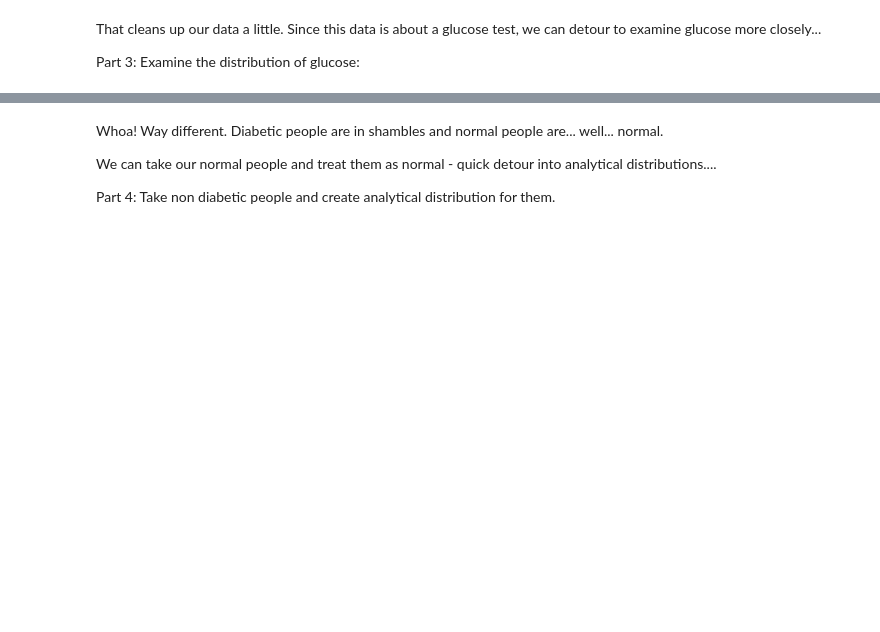
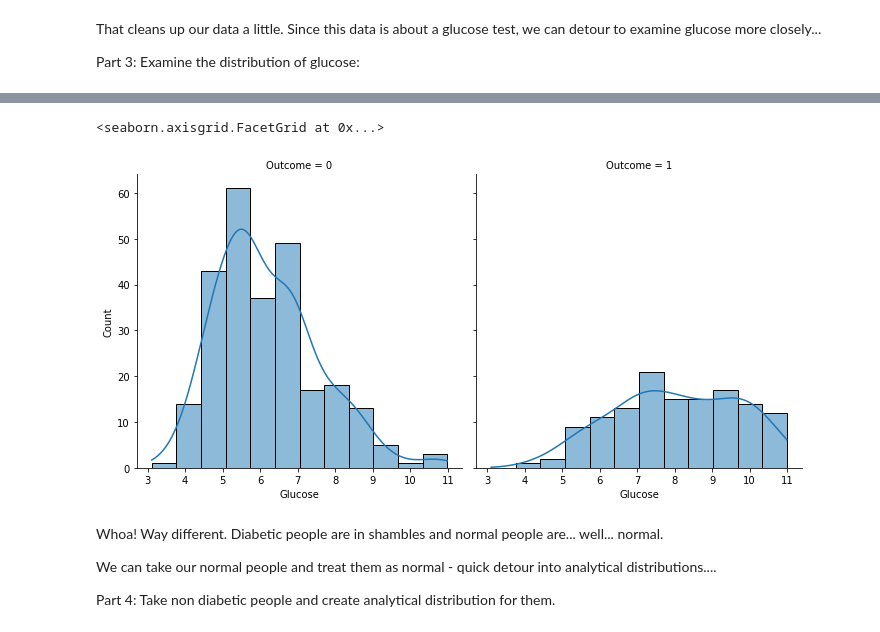
Before and after one commit to allyryry/BasicClassExamples, a Jupyter notebook: 009_Relationships_Scatter.ipynb, the cells around one changed output, grey strips where cells are left out. Drawn from its saved outputs; the diff is of its cells as text; code cells hidden in the pictures; blank space fills up the shorter version.

```diff
--- a/009_Relationships_Scatter.ipynb
+++ b/009_Relationships_Scatter.ipynb
@@ -220,9 +241,12 @@ Part 3: Examine the distribution of glucose:
 # %%
 #Split by if you're diabetic or not. and look at glucose distribution for each group
 
 #NOTE THIS ONE USES A NEW SNS FUNCTION. IT MAY NOT WORK FOR YOU. USE DISTPLOT LIKE THE PREVIOUS EXAMPLE AND ADAPT IT
 #OR USE THINKPLOT LIKE ABOVE. THIS DEPENDS ON THE VERSION OF SEABORN THAT IS INSTALLED ON YOUR COMPUTER, NOT ANYTHING YOU'VE DONE.
-#sns.displot(data=d, x="Glucose", kde=True, col="Outcome")
+sns.displot(data=d, x="Glucose", kde=True, col="Outcome")
+# %% [output]
+<seaborn.axisgrid.FacetGrid at 0x...>
+[figure, added]
 # %% [markdown]
 Whoa! Way different. Diabetic people are in shambles and normal people are... well... normal.
 
```
Also changed, not shown: parts of 11 cells of this notebook, 3 other files.
